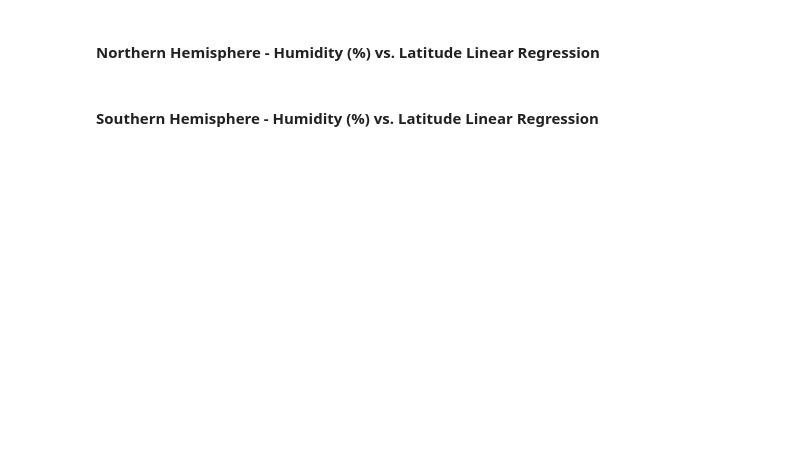
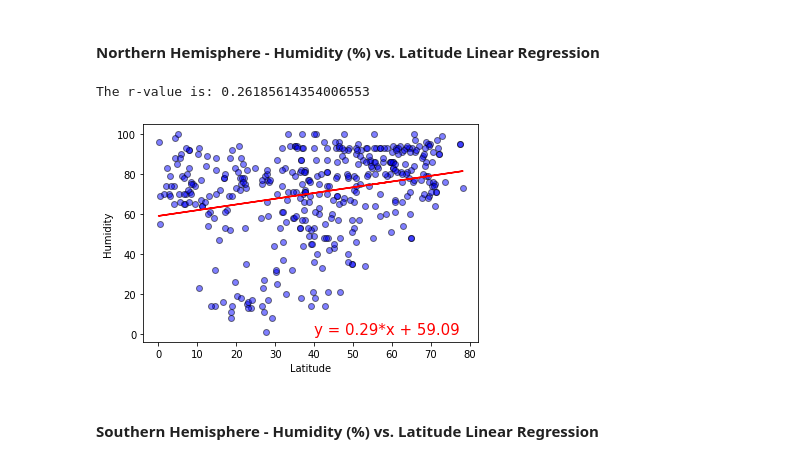
Before and after one commit to calvinluu96/python-api-challenge, a Jupyter notebook: WeatherPy/WeatherPy.ipynb, the cells around one changed output. Drawn from its saved outputs; the diff is of its cells as text; code cells hidden in the pictures; blank space fills up the shorter version.

```diff
--- a/WeatherPy/WeatherPy.ipynb
+++ b/WeatherPy/WeatherPy.ipynb
@@ -244,4 +287,9 @@ plt.savefig("LatVsWindSpeed.png")
 # %% [markdown]
 ####  Northern Hemisphere - Humidity (%) vs. Latitude Linear Regression
+# %%
+linear_regression_plot(northern_df["Lat"], northern_df["Humidity"], "Latitude", "Humidity", (40,0))
+# %% [output]
+The r-value is: 0.26185614354006553
+[figure, added]
 # %% [markdown]
 ####  Southern Hemisphere - Humidity (%) vs. Latitude Linear Regression
```
Also changed, not shown: parts of 9 cells of this notebook.
